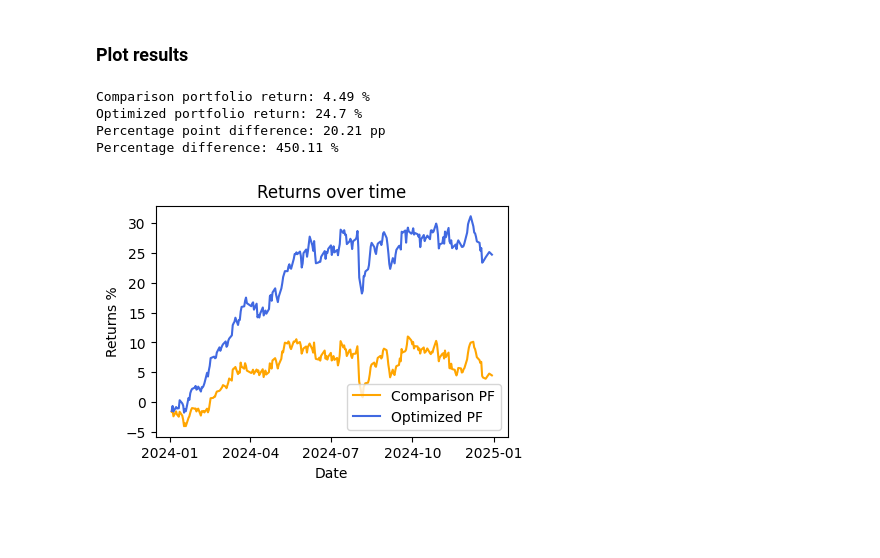
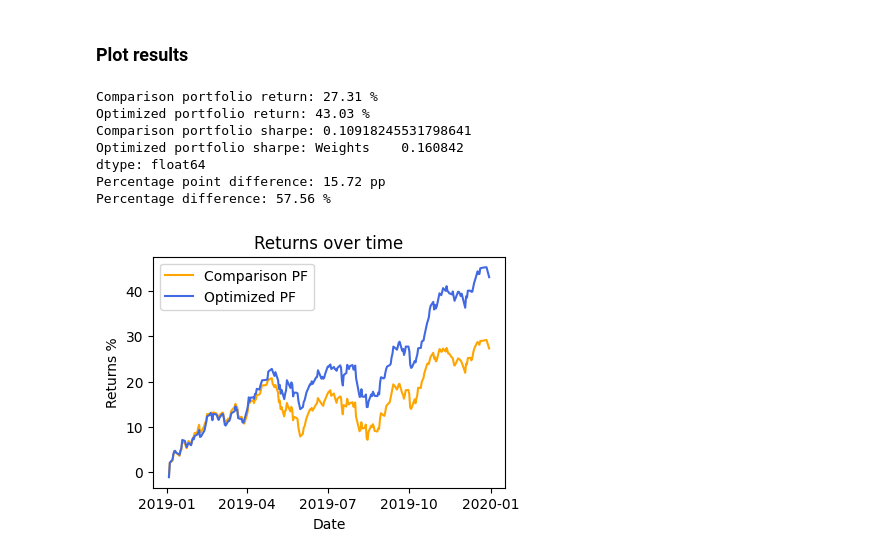
Before and after one commit to daniel-padban/PortOpt, a Jupyter notebook: AllocDemo.ipynb, the cells around one changed output. Drawn from its saved outputs; the diff is of its cells as text; code cells hidden in the pictures; blank space fills up the shorter version.

```diff
--- a/AllocDemo.ipynb
+++ b/AllocDemo.ipynb
@@ -17,8 +17,8 @@ from backtesting import BackTester
 ### Set desired parameters
 # %%
 # ---------- OPTIMIZATION ----------
-train_start = date(2022,1,1)
-train_end = date(2023,12,31)
+train_start = date(2017,1,1)
+train_end = date(2018,12,31)
 
 #loss function:
 alpha = 0.3 #calmar
@@ -26,20 +26,20 @@ beta = 0.1 #omega
 gamma = 0.6 #sortino
 
 #target:
-rf = 0.027 #risk free rate (can be used as target rate instead)
-rf_period = timedelta(120) #number of days for risk free, e.g. 365 for annual
+rf = 0.025 #risk free rate (can be used as target rate instead)
+rf_period = timedelta(365) #number of days for risk free, e.g. 365 for annual
 
 num_iter = 10000 #number of weight update iterations
 weight_decay = 0.1 #affects distribution of weights - higher value will lead to more even distribution
 
 # ---------- COMPARISON ----------
-test_start=date(2024,1,1)
-test_end=date(2024,12,31 )
+test_start=date(2019,1,1)
+test_end=date(2019,12,31 )
 comparison_ticker = '^OMX' #ticker of index to compare against
 # %% [markdown]
 ### Optimize weights
 # %%
-ticker_list = read_json('assets.json')
+ticker_list = read_json('eval_assets.json')
 tickers = yf.Tickers(ticker_list)
 
 #get data
@@ -49,8 +49,9 @@ col_indices = data.col_indices
 asset_names = [col_indices[i] for i in sorted(col_indices.keys())]
 
 allocator = WeightOptimizer(lr=1e-3,num_assets=len(asset_names),risk_free=rf,risk_free_period=rf_period,num_iter=num_iter, weight_decay=weight_decay)
-cos_losses, pf_daily_returns = allocator.optimize_weights(alpha,beta,gamma, returns=torch.tensor(returns.values))
-weights = pd.DataFrame(allocator.alloc_weights.numpy(force=True), index=asset_names, columns=['Weights'])
+weights_np = allocator.optimize_weights(returns=torch.tensor(returns.values),alpha=alpha,beta=beta,gamma=gamma, )
+cos_losses, pf_daily_returns = allocator.cos_losses_tensor,allocator.pf_daily_returns
+weights = pd.DataFrame(weights_np, index=asset_names, columns=['Weights'])
 weights.index.name = 'Ticker'
 weights['Weights %'] = weights['Weights']*100
 weights['Weights %'].to_csv('weights.csv')
@@ -95,7 +84,7 @@ plt.show()
 # %%
 tester = BackTester(test_weights=pd.DataFrame(weights['Weights']),start=test_start,end=test_end,tickers=tickers)
 comp_data = yf.Ticker(comparison_ticker).history(start=test_start,end=test_end,auto_adjust=True)
-comp_returns:pd.DataFrame = comp_data['Close'].pct_change()
+comp_returns:pd.DataFrame = comp_data['Close'].pct_change(1)
 comp_returns.dropna(inplace=True)
 comp_cumulative = np.exp(comp_returns.cumsum()) - 1
 # %% [output]
@@ -104,30 +93,42 @@ TESTING
 # %% [markdown]
 ### Plot  results
 # %%
-comp_returns = pd.DataFrame(comp_cumulative)
-test_returns = tester.cumulative_returns(tester.test_portfolio_returns)
+comp_cumulative = pd.DataFrame(comp_cumulative)
+test_returns = tester.test_portfolio_returns
+test_cumulative = tester.cumulative_returns(test_returns)
 ax1=plt.subplot(1,2,1)
 ax1.set_title('Returns over time')
 ax1.set_xlabel('Date')
 ax1.set_ylabel('Returns %')
 ax1.figure.set_size_inches(10,3)
 ax1.xaxis.set_major_formatter(mdates.AutoDateFormatter('%Y'))
 ax1.xaxis.set_major_locator(mdates.AutoDateLocator(minticks=2,maxticks=6))
-ax1.plot(comp_returns.mul(100),color='orange')
-ax1.plot(test_returns.mul(100),color='royalblue')
+ax1.plot(comp_cumulative.mul(100),color='orange')
+ax1.plot(test_cumulative.mul(100),color='royalblue')
 ax1.legend(['Comparison PF','Optimized PF'])
-comp_final_return = round((comp_returns.iloc[-1].values*100).item(),2)
-optimized_final_return = round((test_returns.iloc[-1,:].values*100).item(),2)
+comp_final_return = round((comp_cumulative.iloc[-1].values*100).item(),2)
+optimized_final_return = round((test_cumulative.iloc[-1,:].values*100).item(),2)
 comp_optim_diff = optimized_final_return-comp_final_return
 perc_diff = round(((optimized_final_return/comp_final_return)-1)*100,2)
 
+daily_rf = (1 + rf) ** (1 / rf_period.days) - 1
+daily_rf = 0
+
+sharpe_comp = (np.mean(comp_returns)-daily_rf)/np.std(comp_returns)-daily_rf
+sharpe_opt = (np.mean(test_returns)-daily_rf)/np.std(test_returns)-daily_rf
+
 print(f'Comparison portfolio return: {str(comp_final_return)+' %'}')
 print(f'Optimized portfolio return: {str(optimized_final_return)+' %'}')
+print(f'Comparison portfolio sharpe: {str(sharpe_comp)}')
+print(f'Optimized portfolio sharpe: {str(sharpe_opt)}')
 print(f'Percentage point difference: {round(comp_optim_diff,2)} pp')
 print(f'Percentage difference: {round(((optimized_final_return/comp_final_return)-1)*100,2)} %')
 # %% [output]
-Comparison portfolio return: 4.49 %
-Optimized portfolio return: 24.7 %
-Percentage point difference: 20.21 pp
-Percentage difference: 450.11 %
+Comparison portfolio return: 27.31 %
+Optimized portfolio return: 43.03 %
+Comparison portfolio sharpe: 0.10918245531798641
+Optimized portfolio sharpe: Weights    0.160842
+dtype: float64
+Percentage point difference: 15.72 pp
+Percentage difference: 57.56 %
-[figure, old version]
+[figure, new version]
```
Also changed, not shown: parts of 2 cells of this notebook, 9 other files.
